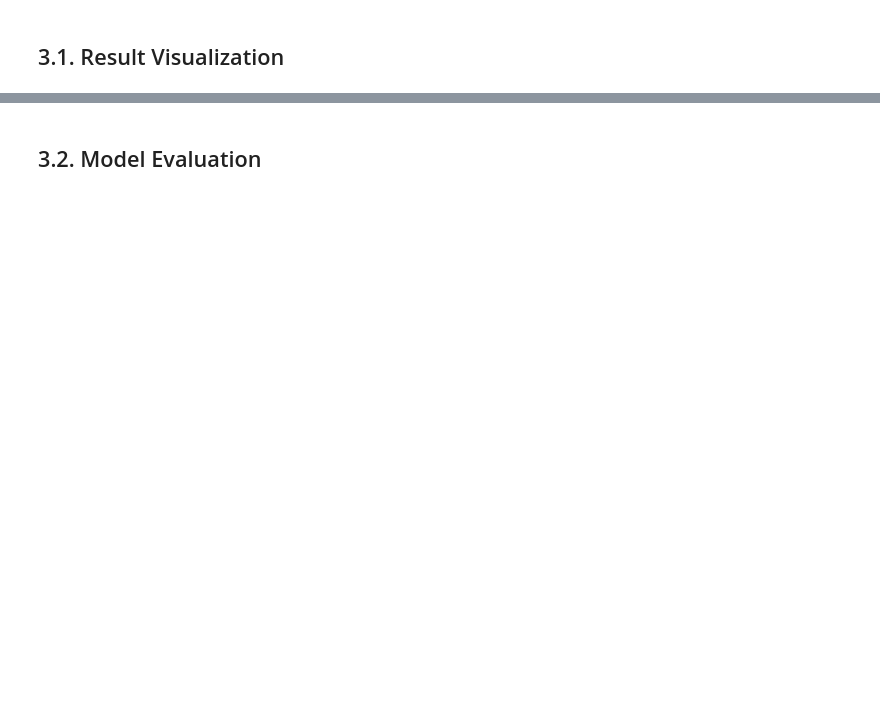
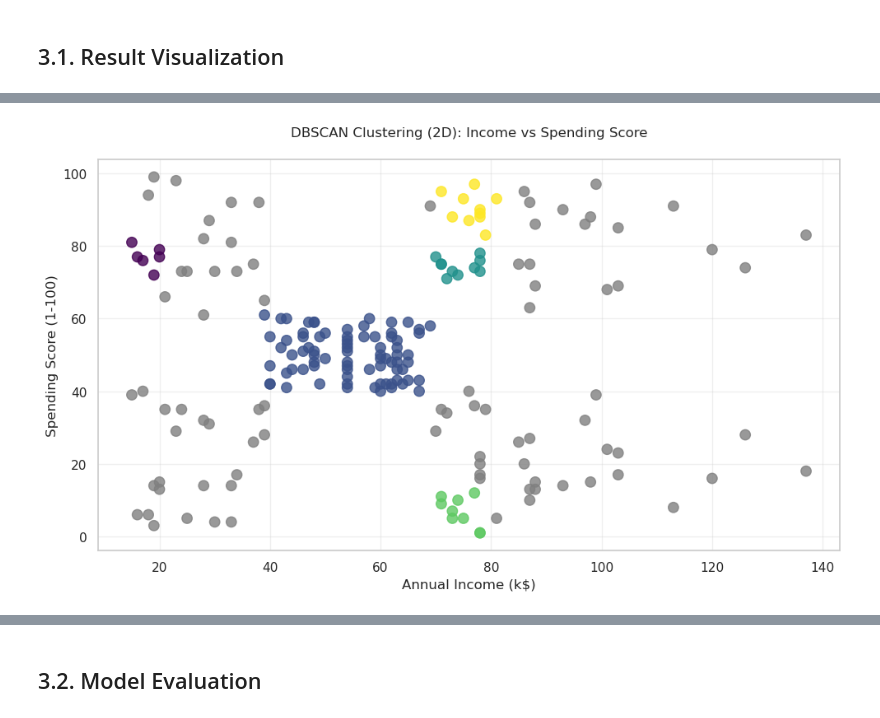
Before and after one commit to GuaSiMoTO/LAB-Unsupervised-Learning-Clustering-public, a Jupyter notebook: clustering.ipynb, the cells around one changed output, grey strips where cells are left out. Saved outputs shown, nothing was run; the diff lists cells and outputs as text; code cells hidden in the pictures; blank space fills up the shorter version.

```diff
--- a/clustering.ipynb
+++ b/clustering.ipynb
@@ -377,0 +374,18 @@ TypeError: 'DBSCAN' object is not subscriptable
+# %%
+import numpy as np
+import pandas as pd
+import matplotlib.pyplot as plt
+import seaborn as sns
+from sklearn.cluster import DBSCAN
+from sklearn.metrics import silhouette_score, davies_bouldin_score
+from mpl_toolkits.mplot3d import Axes3D
+import matplotlib.cm as cm
+import matplotlib.colors as mcolors
+
+# --------------------------
+# Datos para clustering (2D)
+X = df[['Annual Income (k$)', 'Spending Score (1-100)']].values
+
+# Aplicar DBSCAN
+dbscan = DBSCAN(eps=5, min_samples=5)
+dbscan_labels = dbscan.fit_predict(X)
@@ -384,0 +397,61 @@ import pandas as pd
+# %%
+import plotly.express as px
+import pandas as pd
+# --------------------------
+# Crear paleta de colores
+n_clusters = len(set(dbscan_labels)) - (1 if -1 in dbscan_labels else 0)
+cmap = cm.get_cmap('viridis', n_clusters)
+norm = mcolors.Normalize(vmin=0, vmax=n_clusters - 1)
+
+# Generar colores en formato RGBA uniforme
+colors_all = []
+for label in dbscan_labels:
+    if label == -1:
+        rgba = mcolors.to_rgba('grey')  # outliers
+    else:
+        rgba = cmap(norm(label))        # cluster color
+    colors_all.append(rgba)
+
+colors_all = np.array(colors_all)
+
+# --------------------------
+# Gráfica 2D (Ingreso vs Score)
+plt.figure(figsize=(10, 6))
+plt.scatter(
+    X[:, 0], X[:, 1],
+    c=colors_all,
+    s=80,
+    alpha=0.8
+)
+plt.title('DBSCAN Clustering (2D): Income vs Spending Score', pad=20)
+plt.xlabel('Annual Income (k$)')
+plt.ylabel('Spending Score (1-100)')
+plt.grid(alpha=0.3)
+plt.tight_layout()
+plt.show()
+
+# --------------------------
+# Gráfica 3D (Edad, Ingreso, Score)
+X_3d = df[['Age', 'Annual Income (k$)', 'Spending Score (1-100)']].values
+
+fig = plt.figure(figsize=(10, 7))
+ax = fig.add_subplot(111, projection='3d')
+
+ax.scatter(
+    X_3d[:, 0],  # Age
+    X_3d[:, 1],  # Income
+    X_3d[:, 2],  # Spending Score
+    c=colors_all,
+    s=60,
+    alpha=0.8
+)
+
+ax.set_xlabel('Age')
+ax.set_ylabel('Annual Income (k$)')
+ax.set_zlabel('Spending Score (1-100)')
+ax.set_title('DBSCAN Clustering (3D View)')
+plt.tight_layout()
+plt.show()
+
+# Your code here...
+# %% [output]
@@ -384,0 +459 @@ import pandas as pd
+[figure, added]
```
Also changed, not shown: parts of 14 cells of this notebook.
